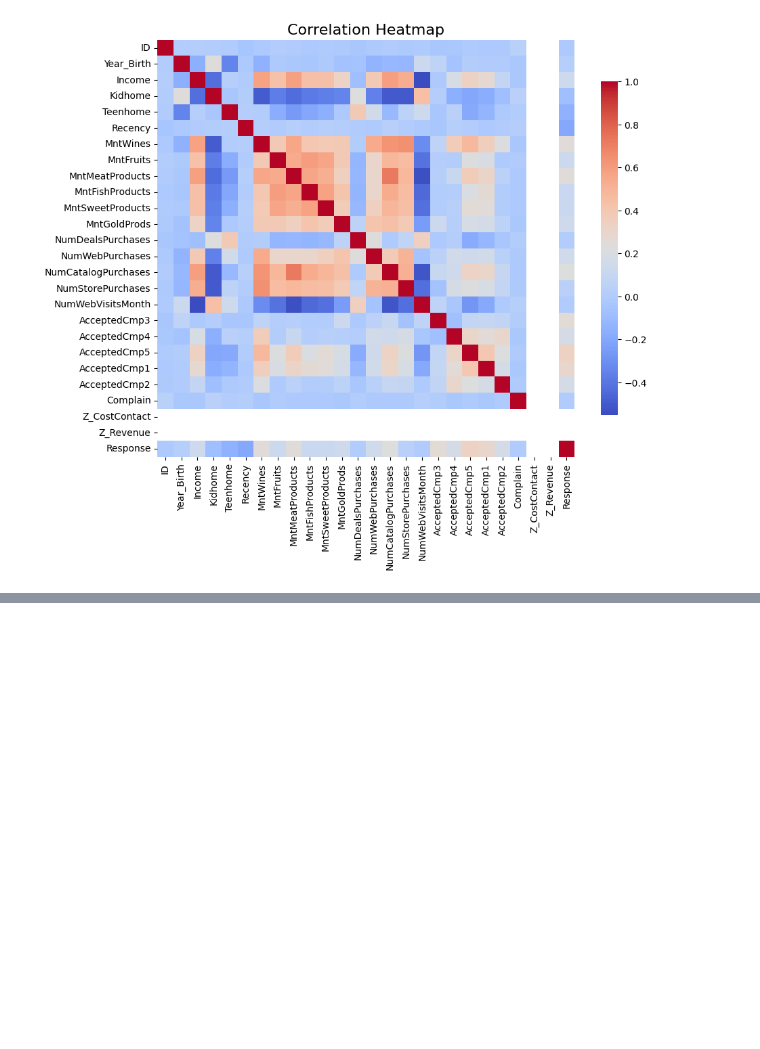
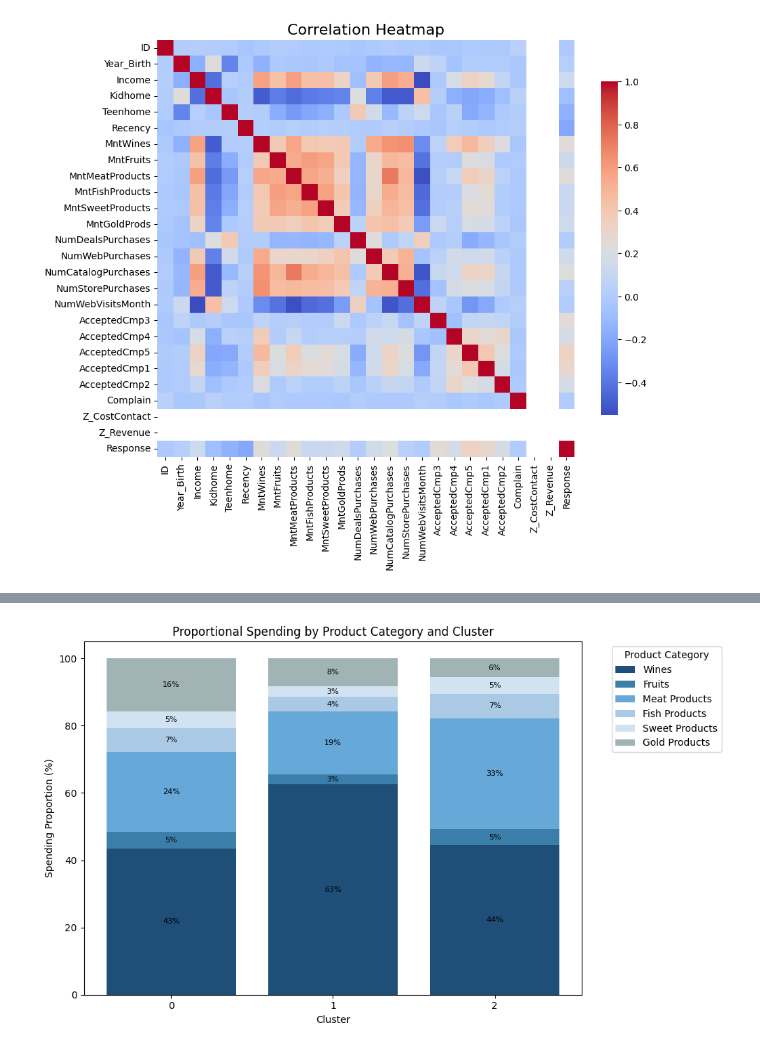
Before and after one commit to GitJvG/DataScienceForBusiness, a Jupyter notebook: notebook.ipynb, the cells around one changed output, grey strips where cells are left out. Drawn from its saved outputs; the diff is of its cells as text; code cells hidden in the pictures; blank space fills up the shorter version.

```diff
--- a/notebook.ipynb
+++ b/notebook.ipynb
@@ -151,0 +408,48 @@ cluster_profiles = df.groupby('Cluster').mean()
+# %%
+import matplotlib.pyplot as plt
+
+# Spending columns
+spending_cols = ['MntWines', 'MntFruits', 'MntMeatProducts', 'MntFishProducts', 'MntSweetProducts', 'MntGoldProds']
+
+# Define a dictionary mapping the original column names to more readable product names
+product_labels = {
+    'MntWines': 'Wines',
+    'MntFruits': 'Fruits',
+    'MntMeatProducts': 'Meat Products',
+    'MntFishProducts': 'Fish Products',
+    'MntSweetProducts': 'Sweet Products',
+    'MntGoldProds': 'Gold Products'
+}
+
+# Calculate proportional spending by category for each cluster
+proportional_spending = df.groupby('Cluster')[spending_cols].sum()
+proportional_spending = proportional_spending.div(proportional_spending.sum(axis=1), axis=0) * 100  # Convert to percentages
+
+# color palette for all visuals
+colors = ['#1F4E79', '#3C7EAA', '#66A9D8', '#A9C9E5', '#D1E3F1', '#A1B3B4']
+
+fig, ax = plt.subplots(figsize=(10, 6))
+
+# Plot each product category as a stacked segment in the bar chart
+bottoms = [0] * len(proportional_spending.index)
+for idx, col in enumerate(spending_cols):
+    ax.bar(proportional_spending.index, proportional_spending[col], bottom=bottoms, label=product_labels[col], color=colors[idx])
+
+    # Add data labels
+    for cluster_idx, value in enumerate(proportional_spending[col]):
+        ax.text(cluster_idx, bottoms[cluster_idx] + value / 2, f"{value:.0f}%", ha="center", va="center", color="black", fontsize=8)
+
+    bottoms += proportional_spending[col]
+
+# Customize the plot
+ax.set_xticks(proportional_spending.index)
+ax.set_xticklabels(proportional_spending.index, fontsize=10)
+ax.set_title("Proportional Spending by Product Category and Cluster")
+ax.set_xlabel("Cluster")
+ax.set_ylabel("Spending Proportion (%)")
+ax.legend(title="Product Category", bbox_to_anchor=(1.05, 1), loc='upper left')
+
+plt.tight_layout()
+plt.show()
+# %% [output]
+[figure, added]
```
Also changed, not shown: parts of 28 cells of this notebook, 1 other file.
